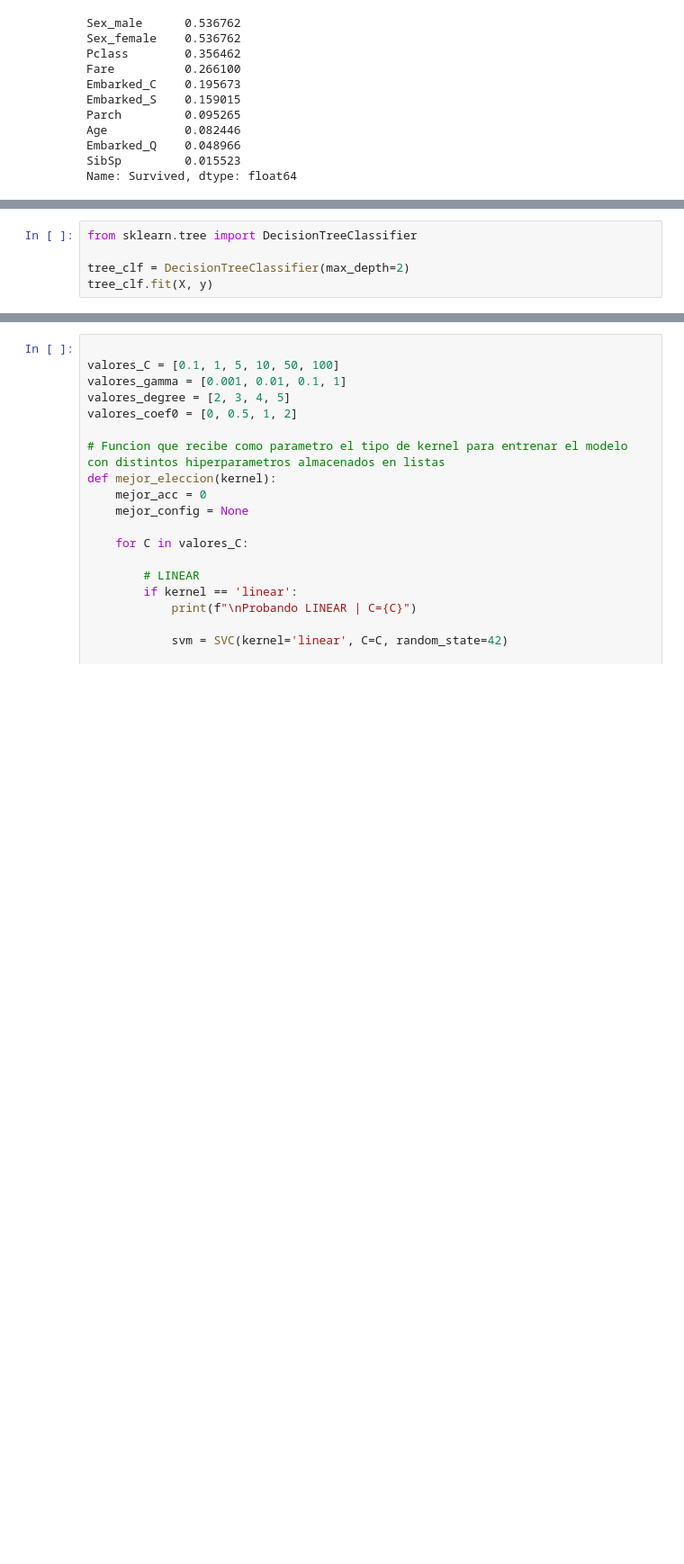
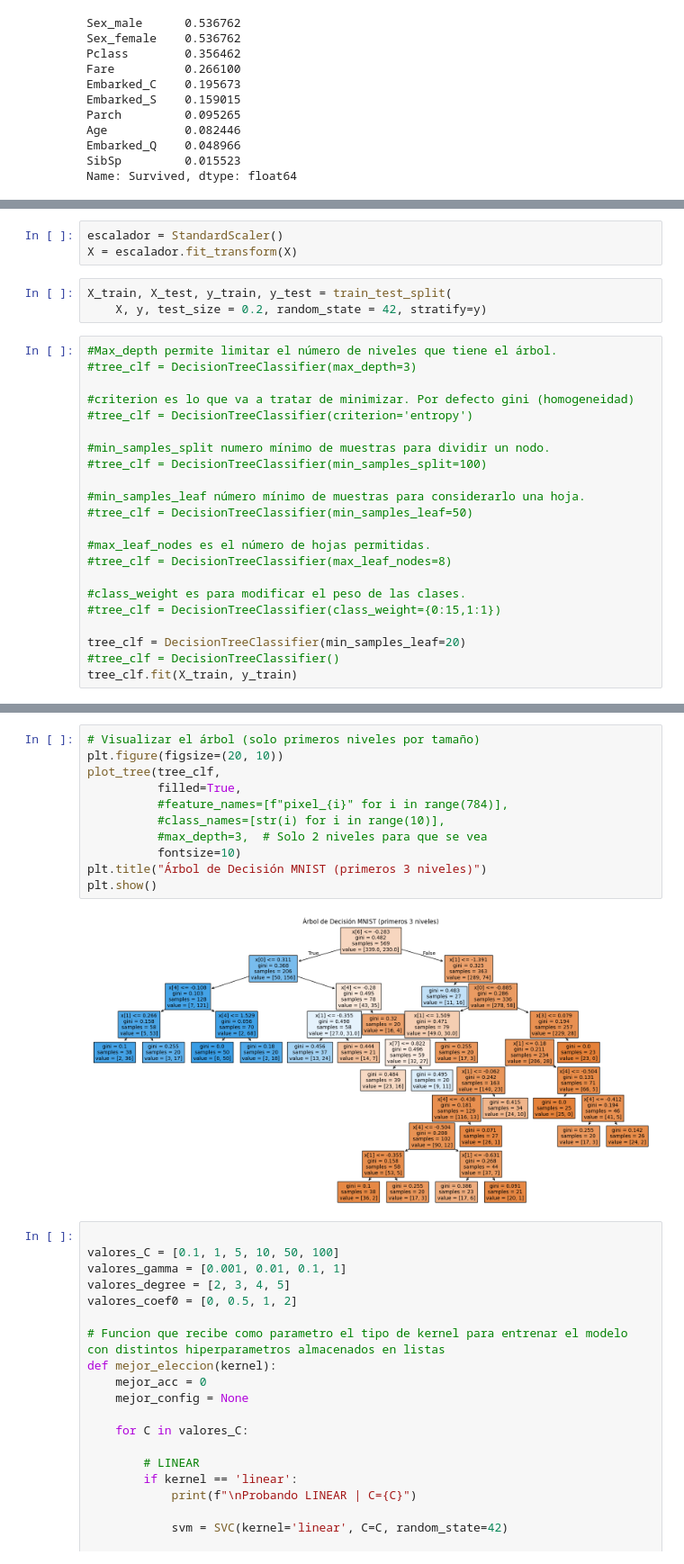
Before and after one commit to pablop11/CE_IABD, a Jupyter notebook: PIA/UNIDAD3/Actividad3_9 Titanic/titanic/titanic.ipynb, the cells around one changed output, grey strips where cells are left out. Shown at 90% size. Cells and saved outputs as stored; diff of their text form; blank space fills up the shorter version.

```diff
--- a/PIA/UNIDAD3/Actividad3_9 Titanic/titanic/titanic.ipynb
+++ b/PIA/UNIDAD3/Actividad3_9 Titanic/titanic/titanic.ipynb
@@ -104,5 +98,0 @@ X_train, X_test, y_train, y_test = train_test_split(
-# %%
-from sklearn.tree import DecisionTreeClassifier
-
-tree_clf = DecisionTreeClassifier(max_depth=2)
-tree_clf.fit(X, y)
@@ -157,0 +99,28 @@ weighted avg       0.82      0.79      0.77       143
+# %%
+escalador = StandardScaler()
+X = escalador.fit_transform(X)
+# %%
+X_train, X_test, y_train, y_test = train_test_split(
+    X, y, test_size = 0.2, random_state = 42, stratify=y)
+# %%
+#Max_depth permite limitar el número de niveles que tiene el árbol.
+#tree_clf = DecisionTreeClassifier(max_depth=3)
+
+#criterion es lo que va a tratar de minimizar. Por defecto gini (homogeneidad)
+#tree_clf = DecisionTreeClassifier(criterion='entropy')
+
+#min_samples_split numero mínimo de muestras para dividir un nodo.
+#tree_clf = DecisionTreeClassifier(min_samples_split=100)
+
+#min_samples_leaf número mínimo de muestras para considerarlo una hoja.
+#tree_clf = DecisionTreeClassifier(min_samples_leaf=50)
+
+#max_leaf_nodes es el número de hojas permitidas.
+#tree_clf = DecisionTreeClassifier(max_leaf_nodes=8)
+
+#class_weight es para modificar el peso de las clases.
+#tree_clf = DecisionTreeClassifier(class_weight={0:15,1:1})
+
+tree_clf = DecisionTreeClassifier(min_samples_leaf=20)
+#tree_clf = DecisionTreeClassifier()
+tree_clf.fit(X_train, y_train)
@@ -158,3 +145,16 @@ weighted avg       0.82      0.79      0.77       143
+# %%
+# Visualizar el árbol (solo primeros niveles por tamaño)
+plt.figure(figsize=(20, 10))
+plot_tree(tree_clf,
+          filled=True,
+          #feature_names=[f"pixel_{i}" for i in range(784)],
+          #class_names=[str(i) for i in range(10)],
+          #max_depth=3,  # Solo 2 niveles para que se vea
+          fontsize=10)
+plt.title("Árbol de Decisión MNIST (primeros 3 niveles)")
+plt.show()
+# %% [output]
+[figure, added]
 # %%
 
 valores_C = [0.1, 1, 5, 10, 50, 100]
```
Also changed, not shown: parts of 11 cells of this notebook.
